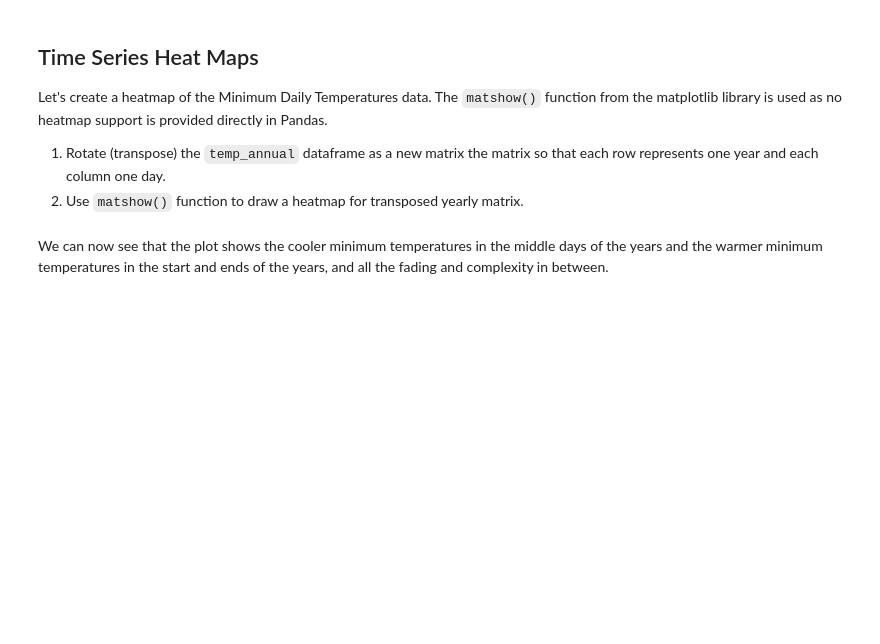
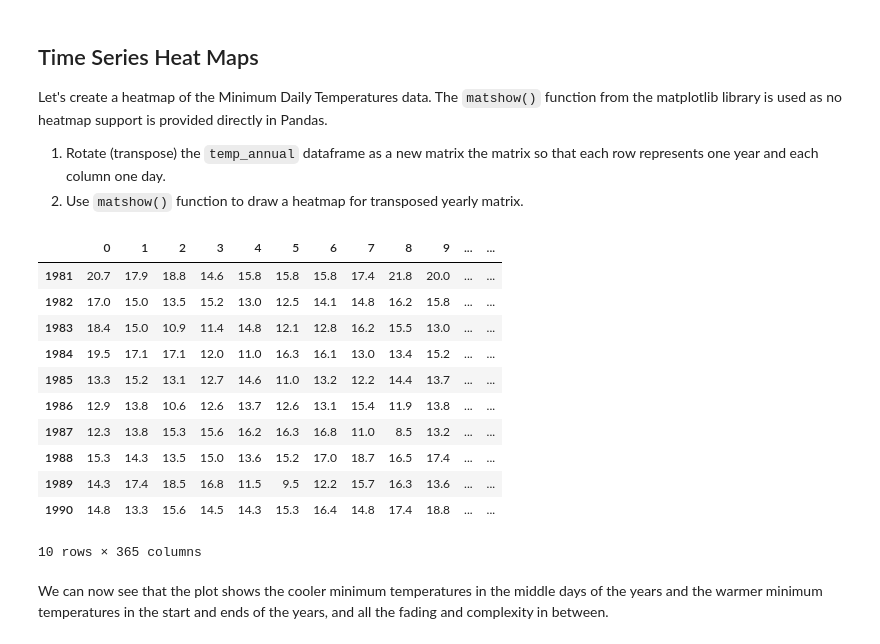
Before and after one commit to vaeb80/dsc-3-25-04-visualizing-time-series-data-lab-nyc-career-ds-102218, a Jupyter notebook: index.ipynb, the cells around one changed output. Drawn from its saved outputs; the diff is of its cells as text; code cells hidden in the pictures; blank space fills up the shorter version.

```diff
--- a/index.ipynb
+++ b/index.ipynb
@@ -181,8 +181,20 @@ Let's create a heatmap of the Minimum Daily Temperatures data. The `matshow()` f
 2. Use `matshow()` function to draw a heatmap for transposed yearly matrix.
 # %%
 ##### Transpose the yearly group DataFrame and draw a heatmap with matshow()
-
-temp_annual.transpose()
+data = temp_annual.transpose()
+# %% [output]
+|  | 0 | 1 | 2 | 3 | 4 | 5 | 6 | 7 | 8 | 9 | ... | ... |
+| 1981 | 20.7 | 17.9 | 18.8 | 14.6 | 15.8 | 15.8 | 15.8 | 17.4 | 21.8 | 20.0 | ... | ... |
+| 1982 | 17.0 | 15.0 | 13.5 | 15.2 | 13.0 | 12.5 | 14.1 | 14.8 | 16.2 | 15.8 | ... | ... |
+| 1983 | 18.4 | 15.0 | 10.9 | 11.4 | 14.8 | 12.1 | 12.8 | 16.2 | 15.5 | 13.0 | ... | ... |
+| 1984 | 19.5 | 17.1 | 17.1 | 12.0 | 11.0 | 16.3 | 16.1 | 13.0 | 13.4 | 15.2 | ... | ... |
+| 1985 | 13.3 | 15.2 | 13.1 | 12.7 | 14.6 | 11.0 | 13.2 | 12.2 | 14.4 | 13.7 | ... | ... |
+| 1986 | 12.9 | 13.8 | 10.6 | 12.6 | 13.7 | 12.6 | 13.1 | 15.4 | 11.9 | 13.8 | ... | ... |
+| 1987 | 12.3 | 13.8 | 15.3 | 15.6 | 16.2 | 16.3 | 16.8 | 11.0 | 8.5 | 13.2 | ... | ... |
+| 1988 | 15.3 | 14.3 | 13.5 | 15.0 | 13.6 | 15.2 | 17.0 | 18.7 | 16.5 | 17.4 | ... | ... |
+| 1989 | 14.3 | 17.4 | 18.5 | 16.8 | 11.5 | 9.5 | 12.2 | 15.7 | 16.3 | 13.6 | ... | ... |
+| 1990 | 14.8 | 13.3 | 15.6 | 14.5 | 14.3 | 15.3 | 16.4 | 14.8 | 17.4 | 18.8 | ... | ... |
+10 rows × 365 columns
 # %% [markdown]
 We can now see that the plot shows the cooler minimum temperatures in the middle days of the years and the warmer minimum temperatures in the start and ends of the years, and all the fading and complexity in between.
 # %% [markdown]
```
